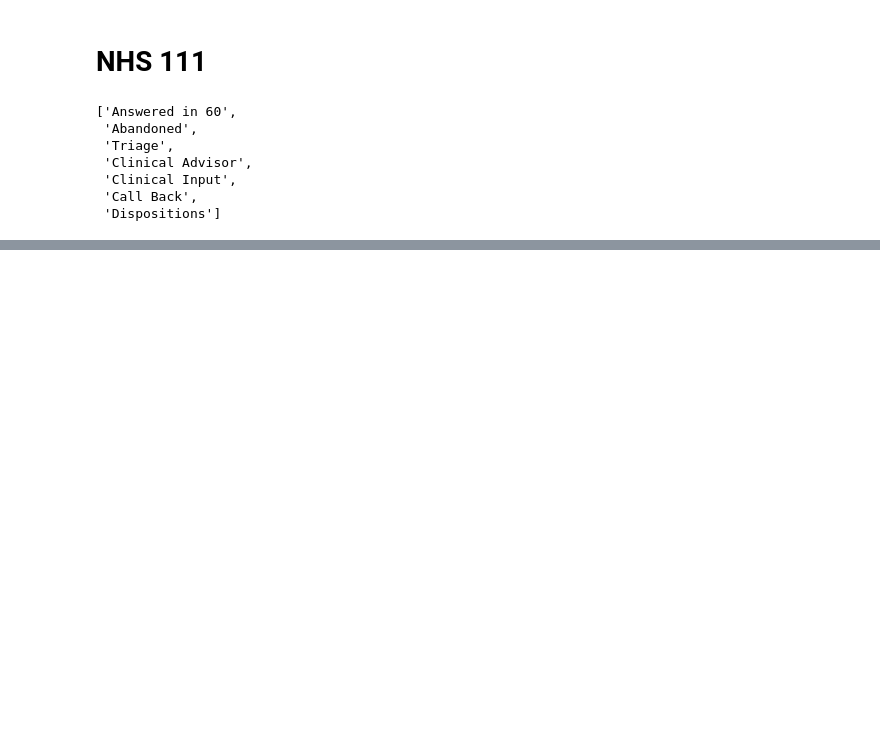
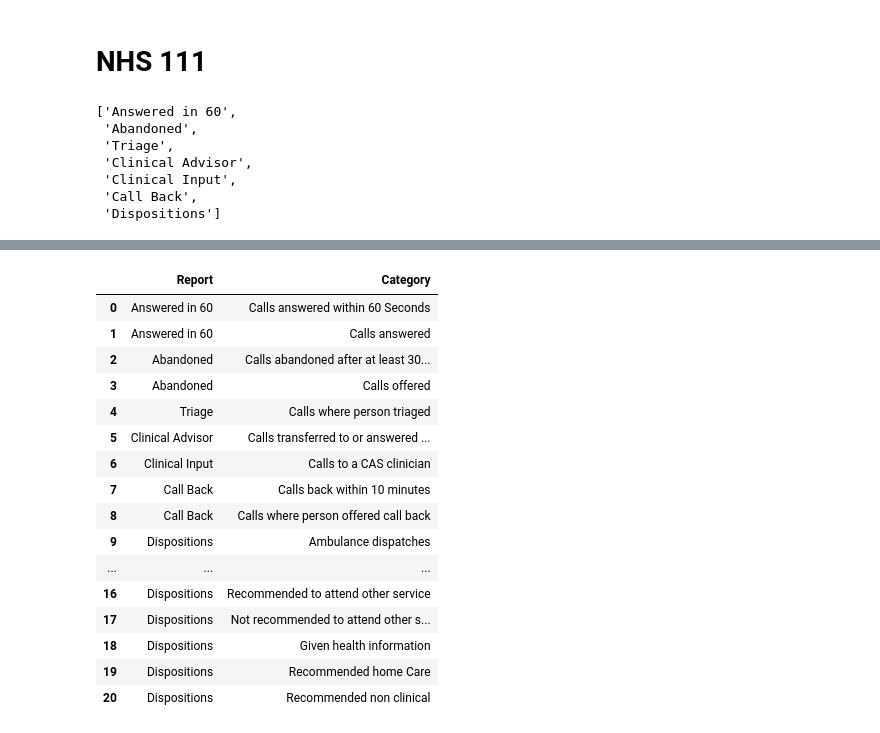
Before and after one commit to psychemedia/openHealthDataDoodles, a Jupyter notebook: notebooks/Winter_SitRep.ipynb, the cells around one changed output, grey strips where cells are left out. Saved outputs shown, nothing was run; the diff lists cells and outputs as text; code cells hidden in the pictures; blank space fills up the shorter version.

```diff
--- a/notebooks/Winter_SitRep.ipynb
+++ b/notebooks/Winter_SitRep.ipynb
@@ -875,0 +919,20 @@ pd.read_sql_query("SELECT * FROM nhs111 WHERE Code= '111AA6' LIMIT 5;", conn)
+# %%
+pd.read_sql_query("SELECT DISTINCT Report, Category FROM nhs111 WHERE Code= '111AA6';", conn)
+# %% [output]
+|  | Report | Category |
+| 0 | Answered in 60 | Calls answered within 60 Seconds |
+| 1 | Answered in 60 | Calls answered |
+| 2 | Abandoned | Calls abandoned after at least 30... |
+| 3 | Abandoned | Calls offered |
+| 4 | Triage | Calls where person triaged |
+| 5 | Clinical Advisor | Calls transferred to or answered ... |
+| 6 | Clinical Input | Calls to a CAS clinician |
+| 7 | Call Back | Calls back within 10 minutes |
+| 8 | Call Back | Calls where person offered call back |
+| 9 | Dispositions | Ambulance dispatches |
+| ... | ... | ... |
+| 16 | Dispositions | Recommended to attend other service |
+| 17 | Dispositions | Not recommended to attend other s... |
+| 18 | Dispositions | Given health information |
+| 19 | Dispositions | Recommended home Care |
+| 20 | Dispositions | Recommended non clinical |
```
Also changed, not shown: parts of 3 cells of this notebook.
